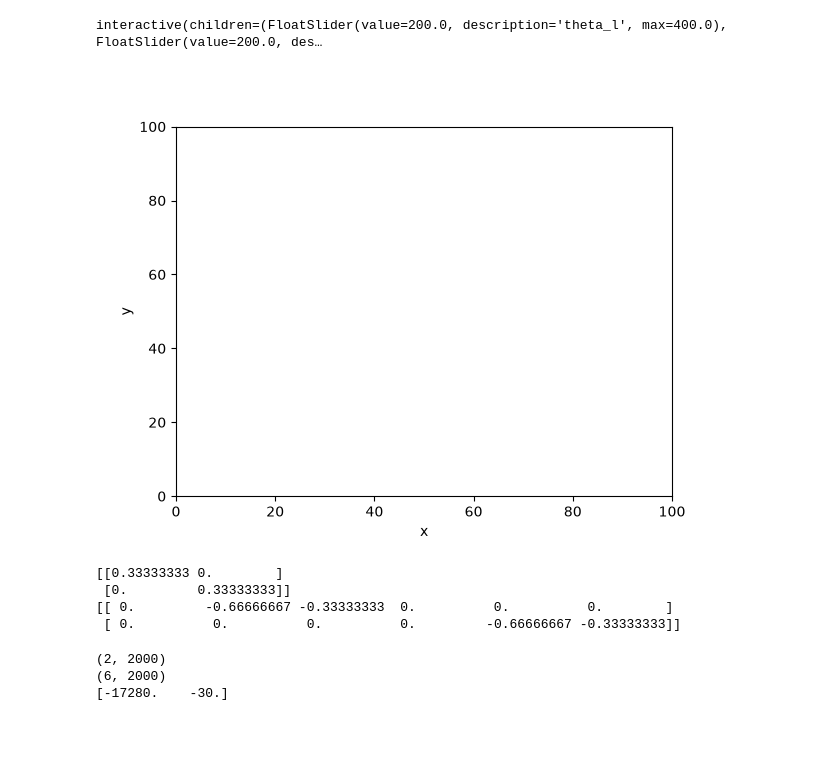
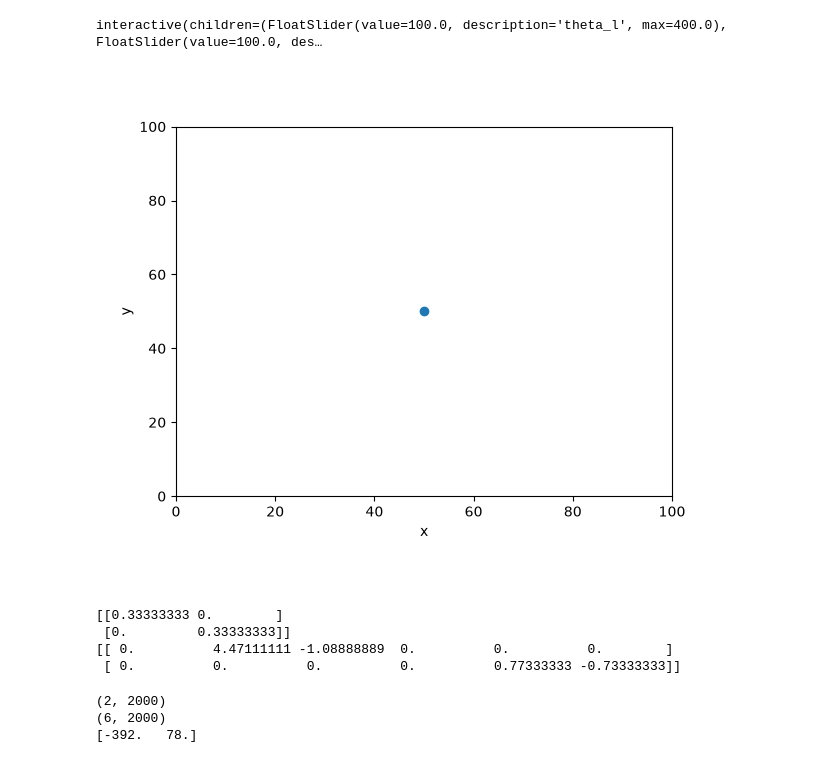
Before and after one commit to MatteoLuca5/mini-proj-MoDS, a Jupyter notebook: Mini-proj.ipynb, the cells around one changed output. Saved outputs shown, nothing was run; the diff lists cells and outputs as text; code cells hidden in the pictures; blank space fills up the shorter version.

```diff
--- a/Mini-proj.ipynb
+++ b/Mini-proj.ipynb
@@ -15,54 +29,63 @@ def calculate_position(theta_l, theta_r, d_x, d_y, r_m):
 # %%
 # Here I define my static variables. They can be changed but are chosen for convenience in plotting
 # I am trying to keep the plots as general and customizable as possible!
 d_x = 100.0
 d_y = 100.0
-theta_l_init = 200.0
-theta_r_init = 200.0
+theta_l_init = 100.0
+theta_r_init = 100.0
 r_m = 1.0
 
 x, y = calculate_position(theta_l_init, theta_r_init, d_x, d_y, r_m)
 
 fig, ax = plt.subplots()
 
 ax.set(xlim=(0, d_x), ylim=(0, d_y))
 ax.set_xlabel("x")
 ax.set_ylabel("y")
 
 plot = ax.scatter(x, y) # Create INITIAL scatter plot
 
 @widgets.interact(
-    theta_l=widgets.FloatSlider(min=0.0, max=400.0, value=200.0, step=0.1),
-    theta_r=widgets.FloatSlider(min=0.0, max=400.0, value=200.0, step=0.1)
+    theta_l=widgets.FloatSlider(min=0.0, max=400.0, value=theta_l_init, step=0.1),
+    theta_r=widgets.FloatSlider(min=0.0, max=400.0, value=theta_r_init, step=0.1)
 )
 def update_position(theta_l, theta_r):
 
     x, y = calculate_position(theta_l, theta_r, d_x, d_y, r_m)
 
     print(x, y)
 
     plot.set_offsets([[x, y]])
 
     fig.canvas.draw_idle()
 # %% [output]
-interactive(children=(FloatSlider(value=200.0, description='theta_l', max=400.0), FloatSlider(value=200.0, des…
+interactive(children=(FloatSlider(value=100.0, description='theta_l', max=400.0), FloatSlider(value=100.0, des…
-[figure, old version]
+[figure, new version]
+# %% [markdown]
+###
 # %%
 K_M = 1.0
 m = 1.0
 J_m = 1.0
 L_m = 1.0
 R_m = 1.0
-def C_m(K_M, m, J_m, r_m):
-    return (K_M * r_m) / (r_m * r_m * m + 2 * J_m)
-C_m = C_m(K_M, m, J_m, r_m)
+r_b = 0.5
+mu_r = 0.2
+mu_l_x = 0.2
+mu_l_y = 0.2
+
+f1 = mu_r * r_m**2 / (r_b**2)
+f2 = r_m**2 / 2 * (mu_l_x + mu_l_y)
+f3 = r_m**2 / 2 * (mu_l_x - mu_l_y)
+
+C_m = r_m / (r_m * r_m * m + 2 * J_m)
 
 A = np.array([
     [0, 1, 0, 0, 0, 0],                             #position x
-    [0, 0, C_m, 0, 0, 0],                           #velocity x
+    [0, -2*(C_m / r_m)* (4*f1 + f2 + f3), C_m * K_M, 0, 0, 0],                           #velocity x
     [0, -2 * K_M / (r_m * L_m), -R_m / L_m, 0, 0, 0], #current x
     [0, 0, 0, 0, 1, 0],                             # position y
-    [0, 0, 0, 0, 0, C_m],                           # velocity y
+    [0, 0, 0, 0, -2*(C_m / r_m)* (2*f1 + f2 - f3), K_M*C_m],                           # velocity y
     [0, 0, 0, 0, -2 * K_M / (r_m * L_m), -R_m / L_m]  #current y
 ])
 
@@ -83,24 +106,23 @@ C = np.array([
 
 CAAB = C @ A @ A @ B
 CAAA = C @ A @ A @ A
-
 print(CAAB)
 print(CAAA)
 # %% [output]
 [[0.33333333 0.        ]
  [0.         0.33333333]]
-[[ 0.         -0.66666667 -0.33333333  0.          0.          0.        ]
- [ 0.          0.          0.          0.         -0.66666667 -0.33333333]]
+[[ 0.          4.47111111 -1.08888889  0.          0.          0.        ]
+ [ 0.          0.          0.          0.          0.77333333 -0.73333333]]
 # %%
 a = 40
 b = 30
-omega = 12
+omega = 1
 delta = np.pi / 2
 t_start = 0
-t_fin = 10
+t_fin = np.pi * 2 / omega # value at which I've done a full loop
 
 t = np.linspace(t_start, t_fin, 2000) # timepoints
-dt = t[1] - t[0]
+delta_t = t[1] - t[0]
 # My desired trajectory, an ellipse
 y = np.array([
     a * np.sin(omega * t + delta),
@@ -125,10 +147,10 @@ dydt_3 = np.array([
 x = np.array([
     a * np.sin(omega * t + delta),
     dydt[0],
-    (1/C_m) * dydt_2[0], #current calculated in terms of trajectory
+    (1/(K_M*C_m)) * dydt_2[0] + (2 / (K_M*r_m)) * (4*f1 + f2 + f3) * dydt[0], #current calculated in terms of trajectory
     b * np.sin(t),
     dydt[1],
-    (1/C_m) * dydt_2[1], #current calculated in terms of trajectory
+    (1/(K_M*C_m)) * dydt_2[1] + (2 / (K_M*r_m)) * (2*f1 + f2 - f3) * dydt[1], #current calculated in terms of trajectory
 ])
 print(x.shape)
 CAAB_inv = np.linalg.pinv(CAAB)
@@ -138,7 +160,7 @@ print(u[:, 0])
 # %% [output]
 (2, 2000)
 (6, 2000)
-[-17280.    -30.]
+[-392.   78.]
 # %%
 # Time to see if it works!
 x0 = x[:, 0]
```
Also changed, not shown: parts of 10 cells of this notebook.
